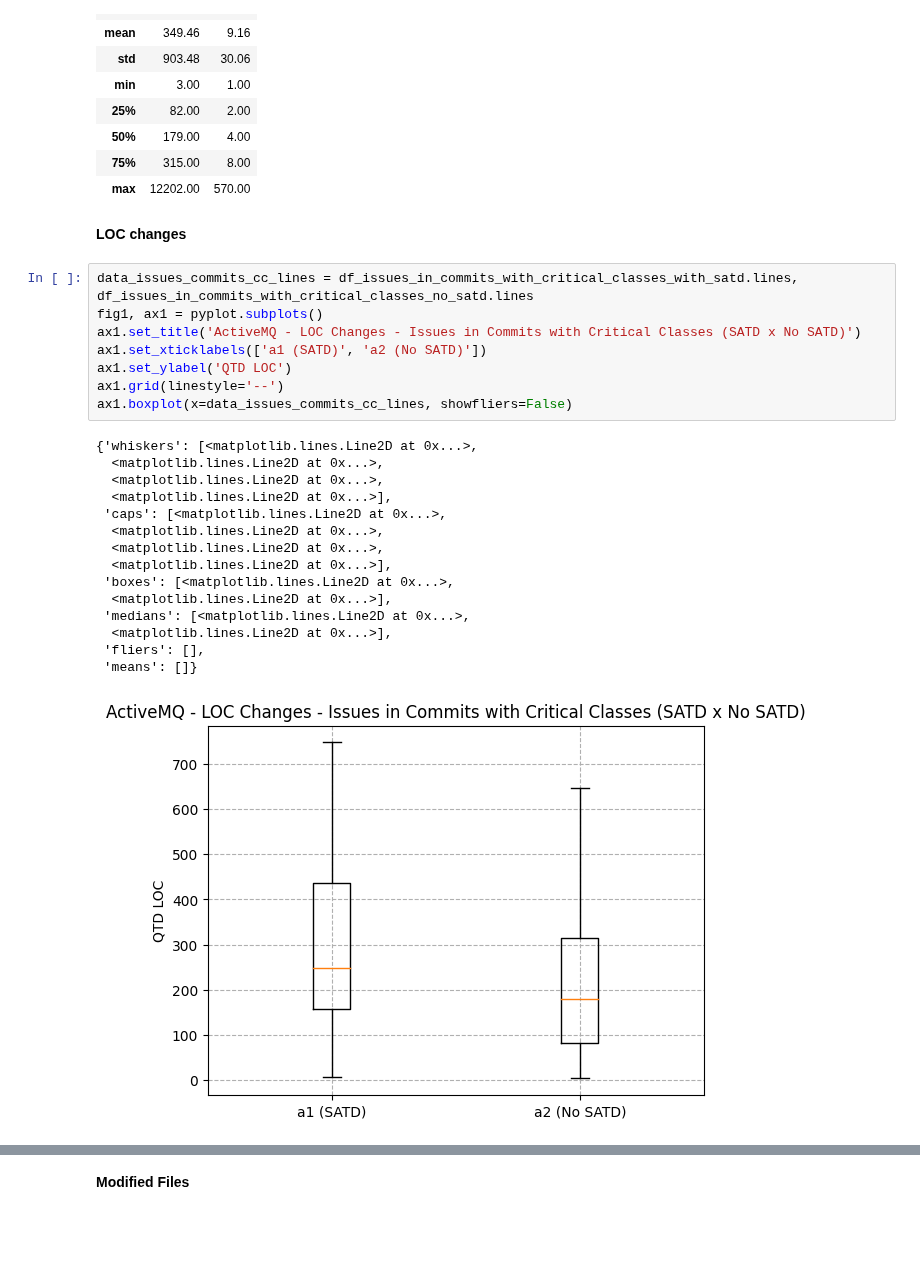
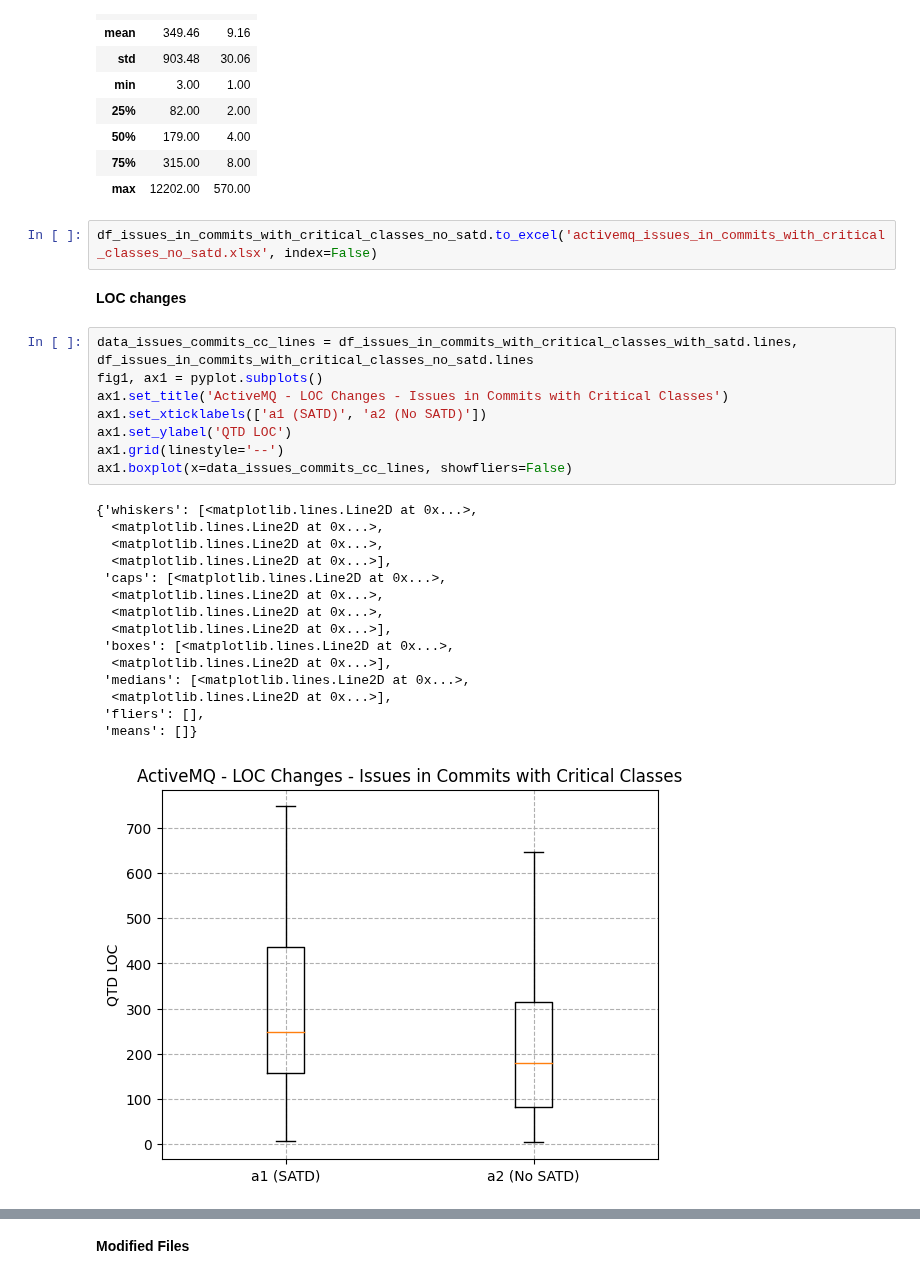
Before and after one commit to armandossrecife/my_validation3, a Jupyter notebook: my_analysis_activemq.ipynb, the cells around one changed output, grey strips where cells are left out. Drawn from its saved outputs; the diff is of its cells as text; blank space fills up the shorter version.

```diff
--- a/my_analysis_activemq.ipynb
+++ b/my_analysis_activemq.ipynb
@@ -1751,29 +1820,31 @@ round(df_issues_in_commits_with_critical_classes_no_satd.describe(), 2)
 | 50% | 179.00 | 4.00 |
 | 75% | 315.00 | 8.00 |
 | max | 12202.00 | 570.00 |
+# %%
+df_issues_in_commits_with_critical_classes_no_satd.to_excel('activemq_issues_in_commits_with_critical_classes_no_satd.xlsx', index=False)
 # %% [markdown]
 **LOC changes**
 # %%
 data_issues_commits_cc_lines = df_issues_in_commits_with_critical_classes_with_satd.lines, df_issues_in_commits_with_critical_classes_no_satd.lines
 fig1, ax1 = pyplot.subplots()
-ax1.set_title('ActiveMQ - LOC Changes - Issues in Commits with Critical Classes (SATD x No SATD)')
+ax1.set_title('ActiveMQ - LOC Changes - Issues in Commits with Critical Classes')
 ax1.set_xticklabels(['a1 (SATD)', 'a2 (No SATD)'])
 ax1.set_ylabel('QTD LOC')
 ax1.grid(linestyle='--')
 ax1.boxplot(x=data_issues_commits_cc_lines, showfliers=False)
 # %% [output]
 {'whiskers': [<matplotlib.lines.Line2D at 0x...>,
   <matplotlib.lines.Line2D at 0x...>,
   <matplotlib.lines.Line2D at 0x...>,
   <matplotlib.lines.Line2D at 0x...>],
  'caps': [<matplotlib.lines.Line2D at 0x...>,
   <matplotlib.lines.Line2D at 0x...>,
   <matplotlib.lines.Line2D at 0x...>,
   <matplotlib.lines.Line2D at 0x...>],
  'boxes': [<matplotlib.lines.Line2D at 0x...>,
   <matplotlib.lines.Line2D at 0x...>],
  'medians': [<matplotlib.lines.Line2D at 0x...>,
   <matplotlib.lines.Line2D at 0x...>],
  'fliers': [],
  'means': []}
-[figure, old version]
+[figure, new version]
```
Also changed, not shown: parts of 35 cells of this notebook.
